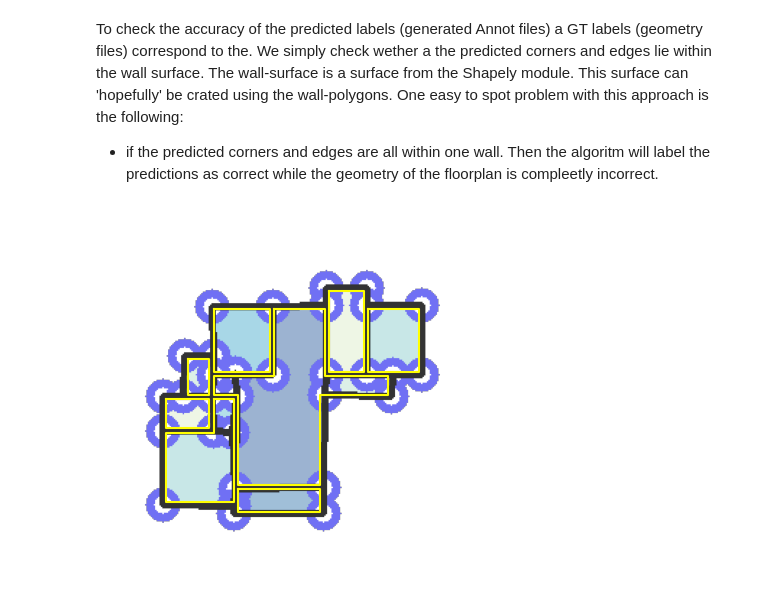
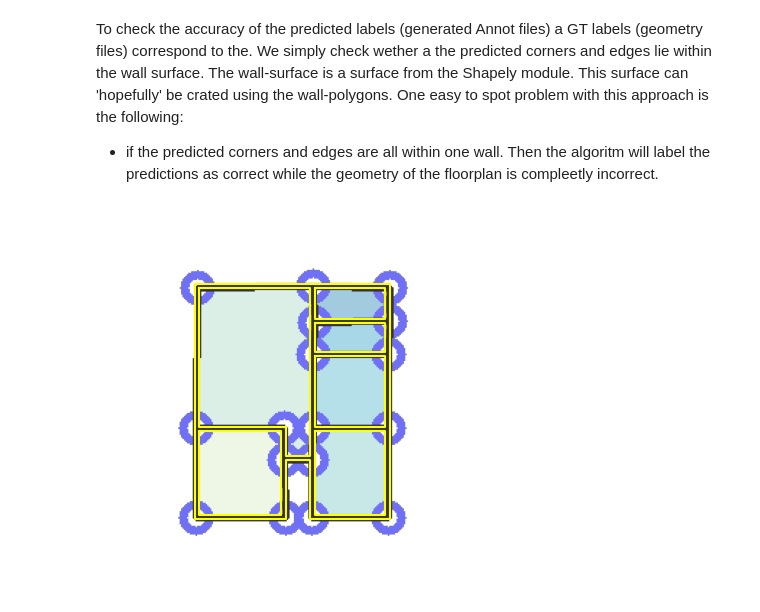
Before and after one commit to woutervanbeek/HEAT_Reproduction, a Jupyter notebook: Create_annot_files.ipynb, the cells around one changed output. Cells and saved outputs as stored; diff of their text form; code cells hidden in the pictures.

```diff
--- a/Create_annot_files.ipynb
+++ b/Create_annot_files.ipynb
@@ -22,7 +22,7 @@ interior and exterior walls and convert them to a annot.npy file.
 """
 COLORS = [np.array(ROOM_ARRAY_Z[n][1])/255 for n in range(18)]
 
-polygon = pickle.load(open('../RPLAN/geometry/7.pickle', 'rb'))
+polygon = pickle.load(open('../RPLAN/geometry/10.pickle', 'rb'))
 
 # fig, axs = plt.subplots(figsize=(250/DPI, 250/DPI), dpi=DPI)
 fig, axs = plt.subplots()
@@ -91,7 +91,7 @@ notated as polygons. Which can be seperatly plotted with the plot_polygon functi
 that only polygons of the wall_type are needed for the creation of a annot file.
 """
 # first lets load a polygon
-polygon = pickle.load(open('../RPLAN/geometry/7.pickle', 'rb'))
+polygon = pickle.load(open('../RPLAN/geometry/10.pickle', 'rb'))
 
 # first lets seperate a polygon type into its components:
 room_polygons, room_types = polygon[0][0], polygon[1][0]
@@ -120,17 +120,17 @@ To check the accuracy of the predicted labels (generated Annot files) a GT label
 One easy to spot problem with this approach is the following:
 - if the predicted corners and edges are all within one wall. Then the algoritm will label the predictions as correct while the geometry of the floorplan is compleetly incorrect.
 # %%
-vis_prediction = np.asarray(Image.open('../heat/s3d_floorplan_eval/viz_heat_RPLAN_small/1_results.png'))
+vis_prediction = np.asarray(Image.open('../heat/s3d_floorplan_eval/viz_heat_RPLAN_small/3_results.png'))
 fig, ax = plt.subplots()
 ax.imshow(vis_prediction, alpha=0.8)
 ax.axis('off')
 
 # first let plot the walls
 for key in wall_polygons.keys():
     if key != 8:
         plot_polygon(ax,wall_polygons[key],c='yellow')
 # %% [output]
-[figure, old version]
+[figure, new version]
 # %%
 wall_surface = Polygon(shell=wall_polygons[8],holes=wall_polygons[0])
 fig, ax = plt.subplots()
```
Also changed, not shown: parts of 5 cells of this notebook, 5 other files.
